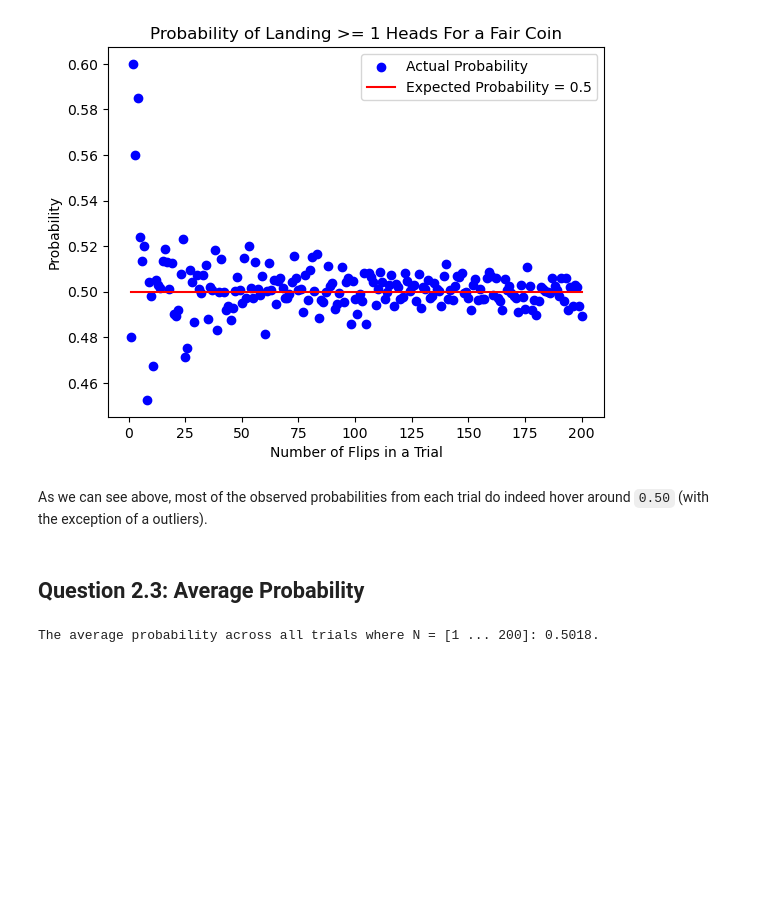
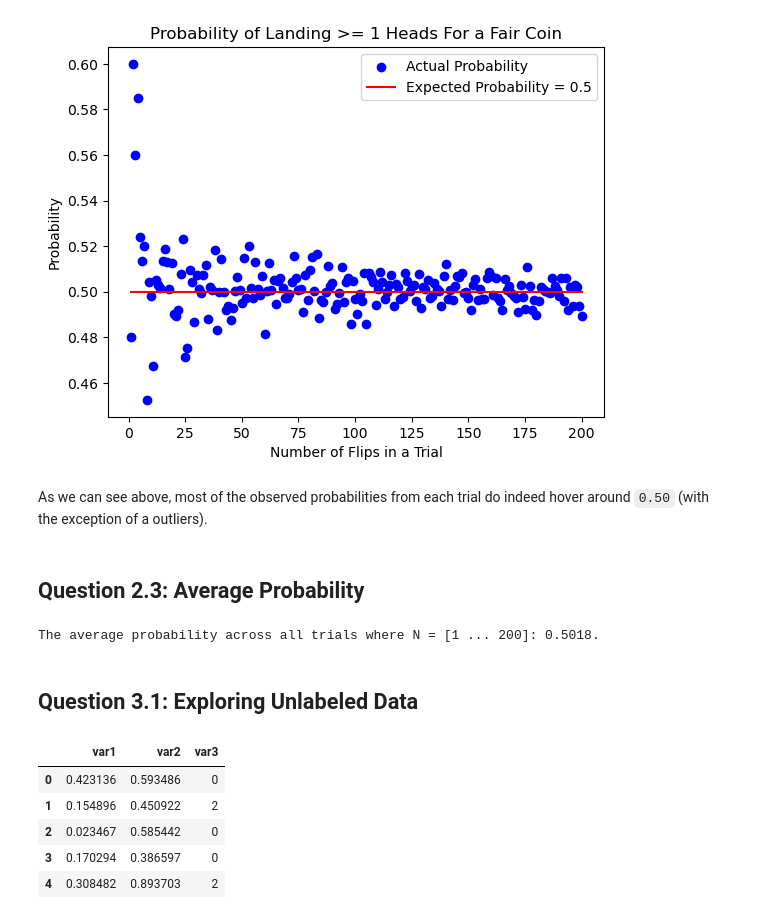
Before and after one commit to UPstartDeveloper/ML-Fundamentals-and-Apps, a Jupyter notebook: SyedRaza_HW1/SyedRaza_HW1.ipynb, the cells around one changed output. Cells and saved outputs as stored; diff of their text form; code cells hidden in the pictures; blank space fills up the shorter version.

```diff
--- a/SyedRaza_HW1/SyedRaza_HW1.ipynb
+++ b/SyedRaza_HW1/SyedRaza_HW1.ipynb
@@ -76,3 +79,15 @@ avg = round(sum(probabilities) / 200, 4)
 print(f"The average probability across all trials where N = [1 ... 200]: {avg}.")
 # %% [output]
 The average probability across all trials where N = [1 ... 200]: 0.5018.
+# %% [markdown]
+## Question 3.1: Exploring Unlabeled Data
+# %%
+unlabelled_df = pd.read_csv("HW1_Q3.csv")
+unlabelled_df.head()  # just testing if the data loaded
+# %% [output]
+|  | var1 | var2 | var3 |
+| 0 | 0.423136 | 0.593486 | 0 |
+| 1 | 0.154896 | 0.450922 | 2 |
+| 2 | 0.023467 | 0.585442 | 0 |
+| 3 | 0.170294 | 0.386597 | 0 |
+| 4 | 0.308482 | 0.893703 | 2 |
```
Also changed, not shown: parts of 17 cells of this notebook.
